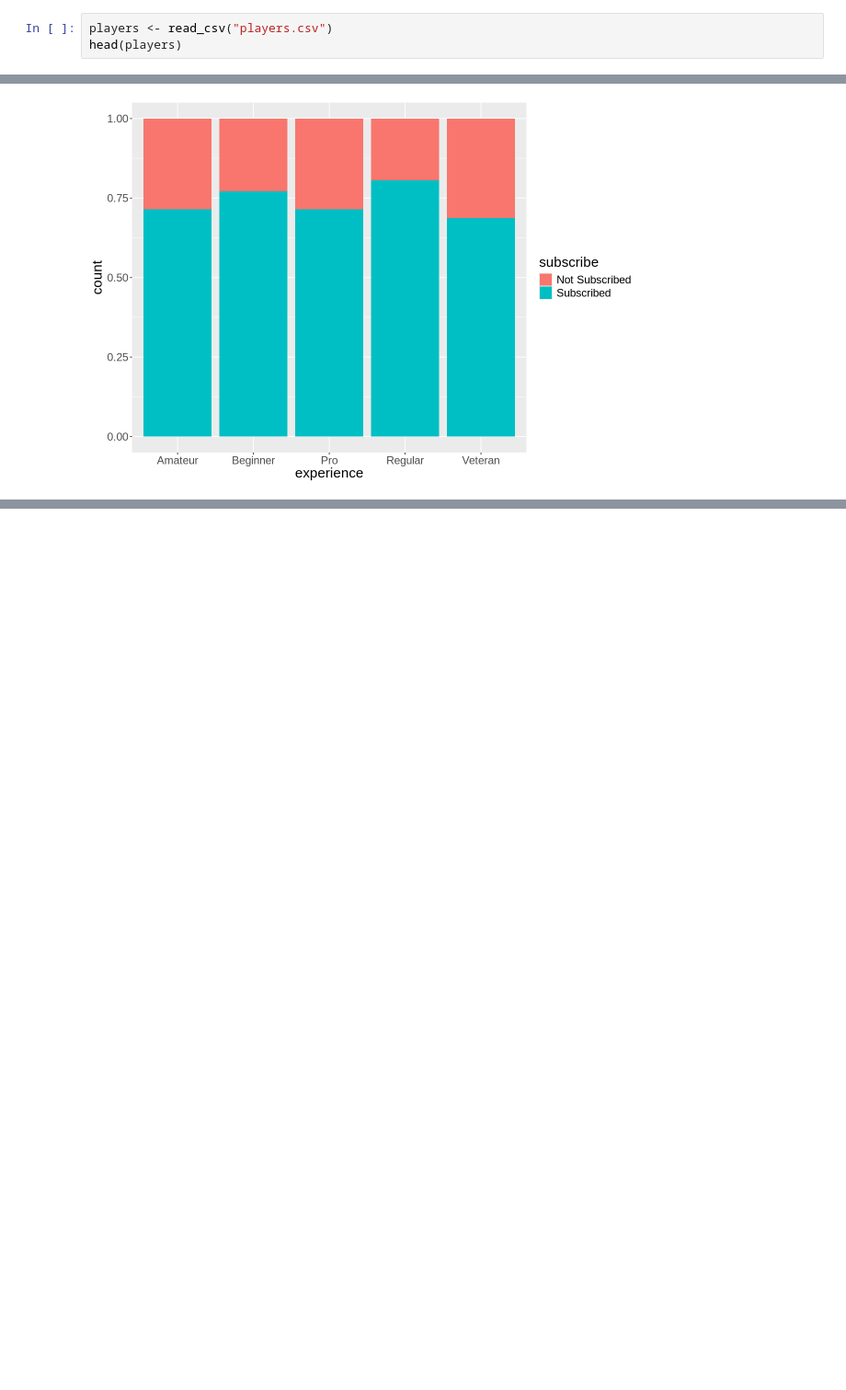
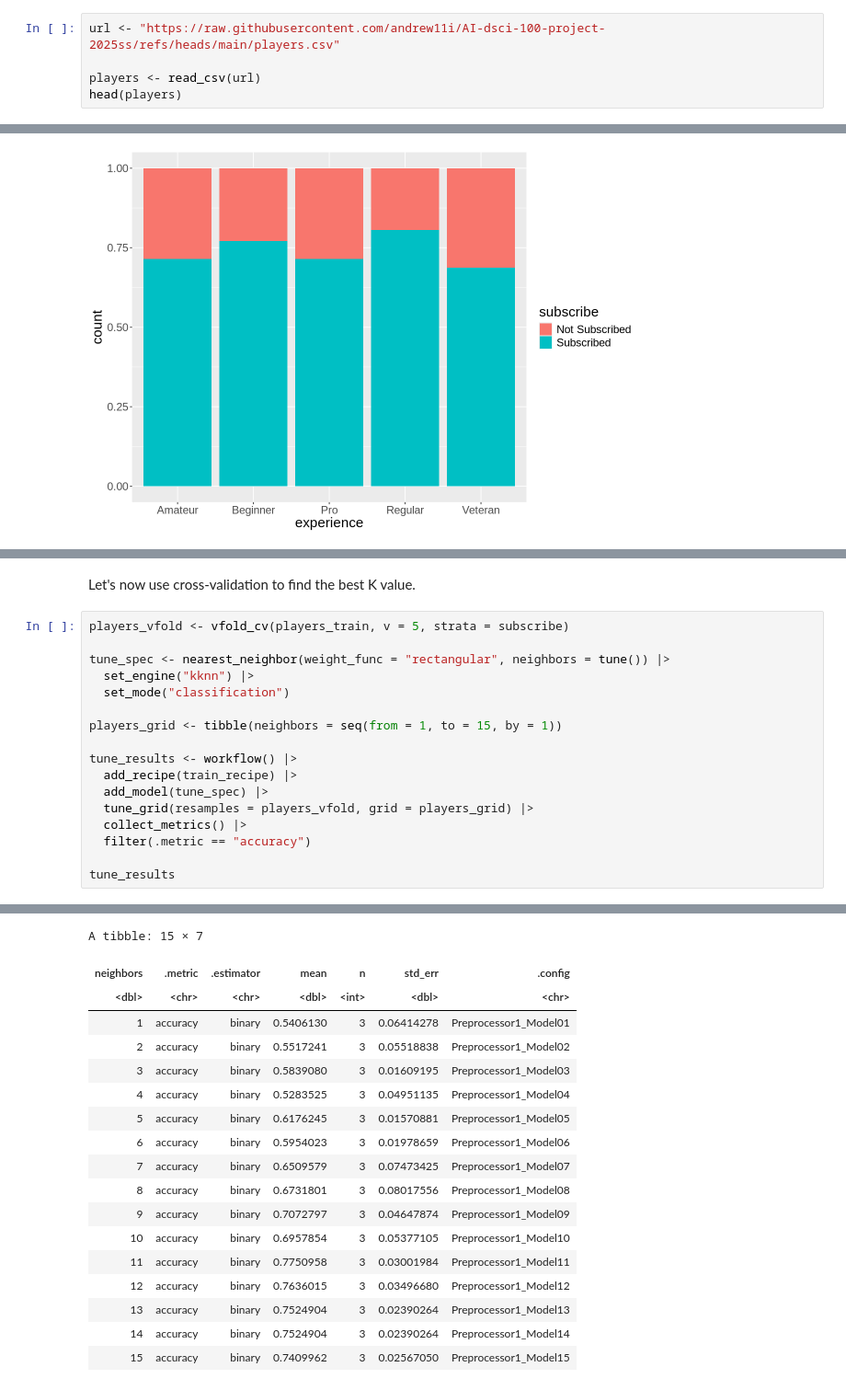
Before and after one commit to andrew11i/AI-dsci-100-project-2025ss, a Jupyter notebook: dsci-100-project.ipynb, the cells around one changed output, grey strips where cells are left out. Shown at 92% size. Saved outputs shown, nothing was run; the diff lists cells and outputs as text; blank space fills up the shorter version.

```diff
--- a/dsci-100-project.ipynb
+++ b/dsci-100-project.ipynb
@@ -17,7 +41,9 @@ Project Introduction
 # %% [markdown]
 First, load the data set using a URL to the file stored in the GitHub repository. The `players.csv` file will be used for analysis.
 # %%
-players <- read_csv("players.csv")
+url <- "https://raw.githubusercontent.com/andrew11i/AI-dsci-100-project-2025ss/refs/heads/main/players.csv"
+
+players <- read_csv(url)
 head(players)
 # %% [output]
 Rows: 196 Columns: 7
@@ -138,0 +176,20 @@ A tibble: 1 × 1
+# %% [markdown]
+Let's now use cross-validation to find the best K value.
+# %%
+players_vfold <- vfold_cv(players_train, v = 5, strata = subscribe)
+
+tune_spec <- nearest_neighbor(weight_func = "rectangular", neighbors = tune()) |>
+  set_engine("kknn") |>
+  set_mode("classification")
+
+players_grid <- tibble(neighbors = seq(from = 1, to = 15, by = 1))
+
+tune_results <- workflow() |>
+  add_recipe(train_recipe) |>
+  add_model(tune_spec) |>
+  tune_grid(resamples = players_vfold, grid = players_grid) |>
+  collect_metrics() |>
+  filter(.metric == "accuracy")
+
+tune_results
+# %% [output]
@@ -138,0 +214,18 @@ A tibble: 1 × 1
+A tibble: 15 × 7
+| neighbors | .metric | .estimator | mean | n | std_err | .config |
+| <dbl> | <chr> | <chr> | <dbl> | <int> | <dbl> | <chr> |
+| 1 | accuracy | binary | 0.5406130 | 3 | 0.06414278 | Preprocessor1_Model01 |
+| 2 | accuracy | binary | 0.5517241 | 3 | 0.05518838 | Preprocessor1_Model02 |
+| 3 | accuracy | binary | 0.5839080 | 3 | 0.01609195 | Preprocessor1_Model03 |
+| 4 | accuracy | binary | 0.5283525 | 3 | 0.04951135 | Preprocessor1_Model04 |
+| 5 | accuracy | binary | 0.6176245 | 3 | 0.01570881 | Preprocessor1_Model05 |
+| 6 | accuracy | binary | 0.5954023 | 3 | 0.01978659 | Preprocessor1_Model06 |
+| 7 | accuracy | binary | 0.6509579 | 3 | 0.07473425 | Preprocessor1_Model07 |
+| 8 | accuracy | binary | 0.6731801 | 3 | 0.08017556 | Preprocessor1_Model08 |
+| 9 | accuracy | binary | 0.7072797 | 3 | 0.04647874 | Preprocessor1_Model09 |
+| 10 | accuracy | binary | 0.6957854 | 3 | 0.05377105 | Preprocessor1_Model10 |
+| 11 | accuracy | binary | 0.7750958 | 3 | 0.03001984 | Preprocessor1_Model11 |
+| 12 | accuracy | binary | 0.7636015 | 3 | 0.03496680 | Preprocessor1_Model12 |
+| 13 | accuracy | binary | 0.7524904 | 3 | 0.02390264 | Preprocessor1_Model13 |
+| 14 | accuracy | binary | 0.7524904 | 3 | 0.02390264 | Preprocessor1_Model14 |
+| 15 | accuracy | binary | 0.7409962 | 3 | 0.02567050 | Preprocessor1_Model15 |
```
Also changed, not shown: parts of 19 cells of this notebook.
